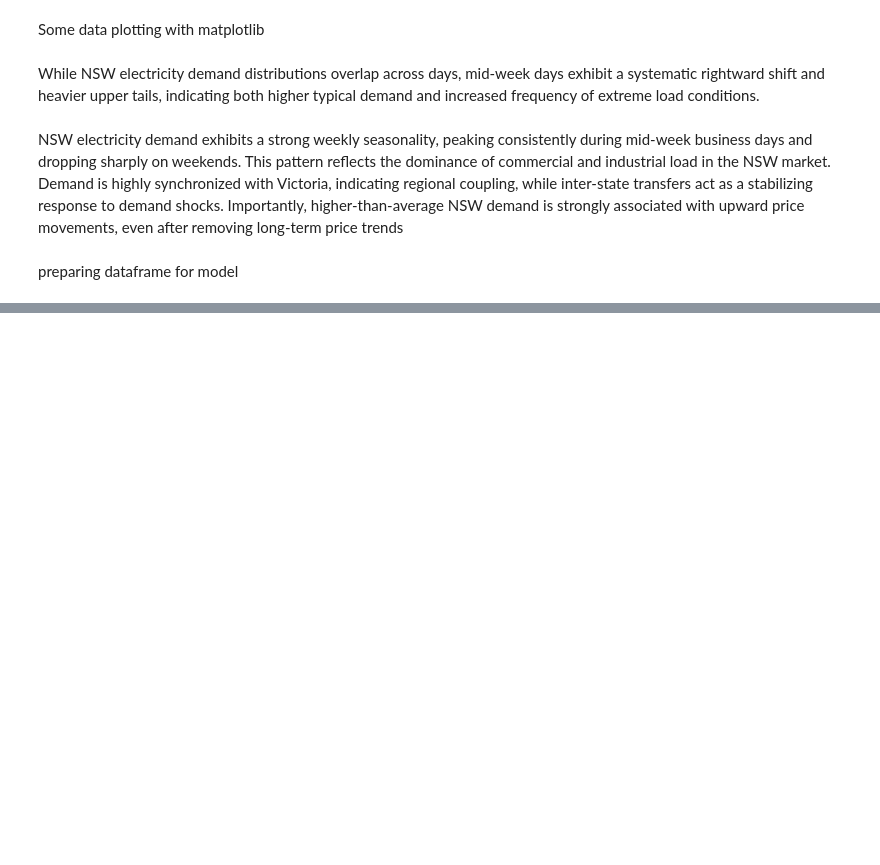
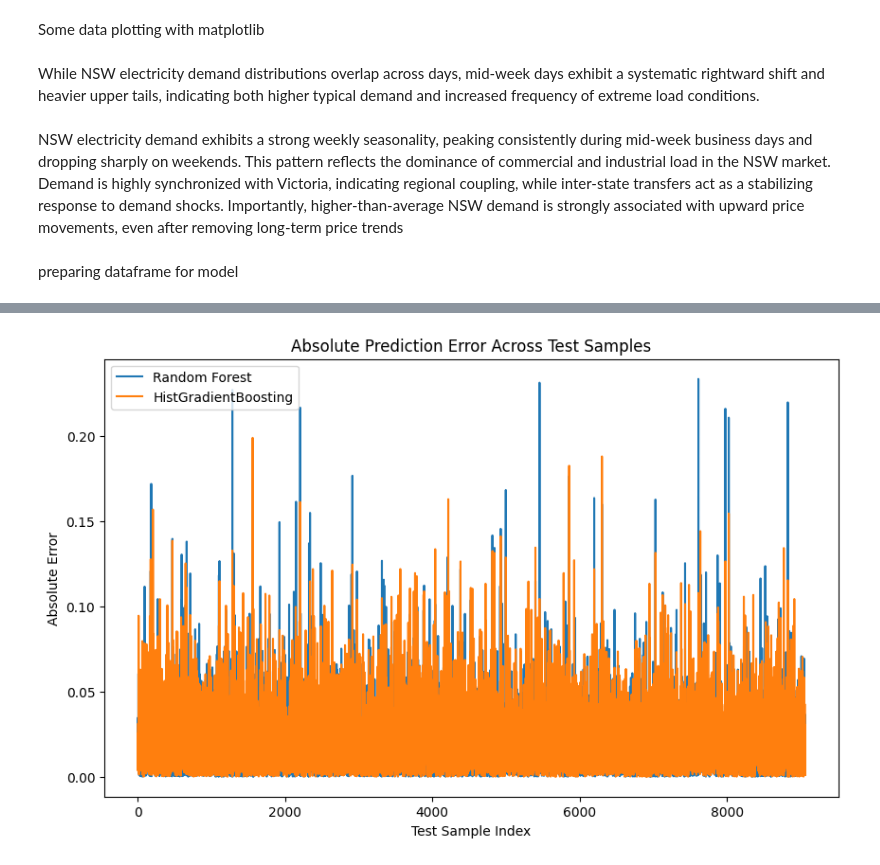
Before and after one commit to danielbnhz/nsw-electricity-demand-analysis, a Jupyter notebook: notebooks/analysis_0_wales.ipynb, the cells around one changed output, grey strips where cells are left out. Drawn from its saved outputs; the diff is of its cells as text; code cells hidden in the pictures; blank space fills up the shorter version.

```diff
--- a/notebooks/analysis_0_wales.ipynb
+++ b/notebooks/analysis_0_wales.ipynb
@@ -126,0 +176,11 @@ rmse_rf, rmse_hgb
+# %%
+plt.figure(figsize=(10,6))
+plt.plot(np.abs(rf_residuals.values), label="Random Forest")
+plt.plot(np.abs(hgb_residuals.values), label="HistGradientBoosting")
+plt.xlabel("Test Sample Index")
+plt.ylabel("Absolute Error")
+plt.title("Absolute Prediction Error Across Test Samples")
+plt.legend()
+plt.show()
+# %% [output]
+[figure, added]
```
Also changed, not shown: parts of 5 cells of this notebook.
